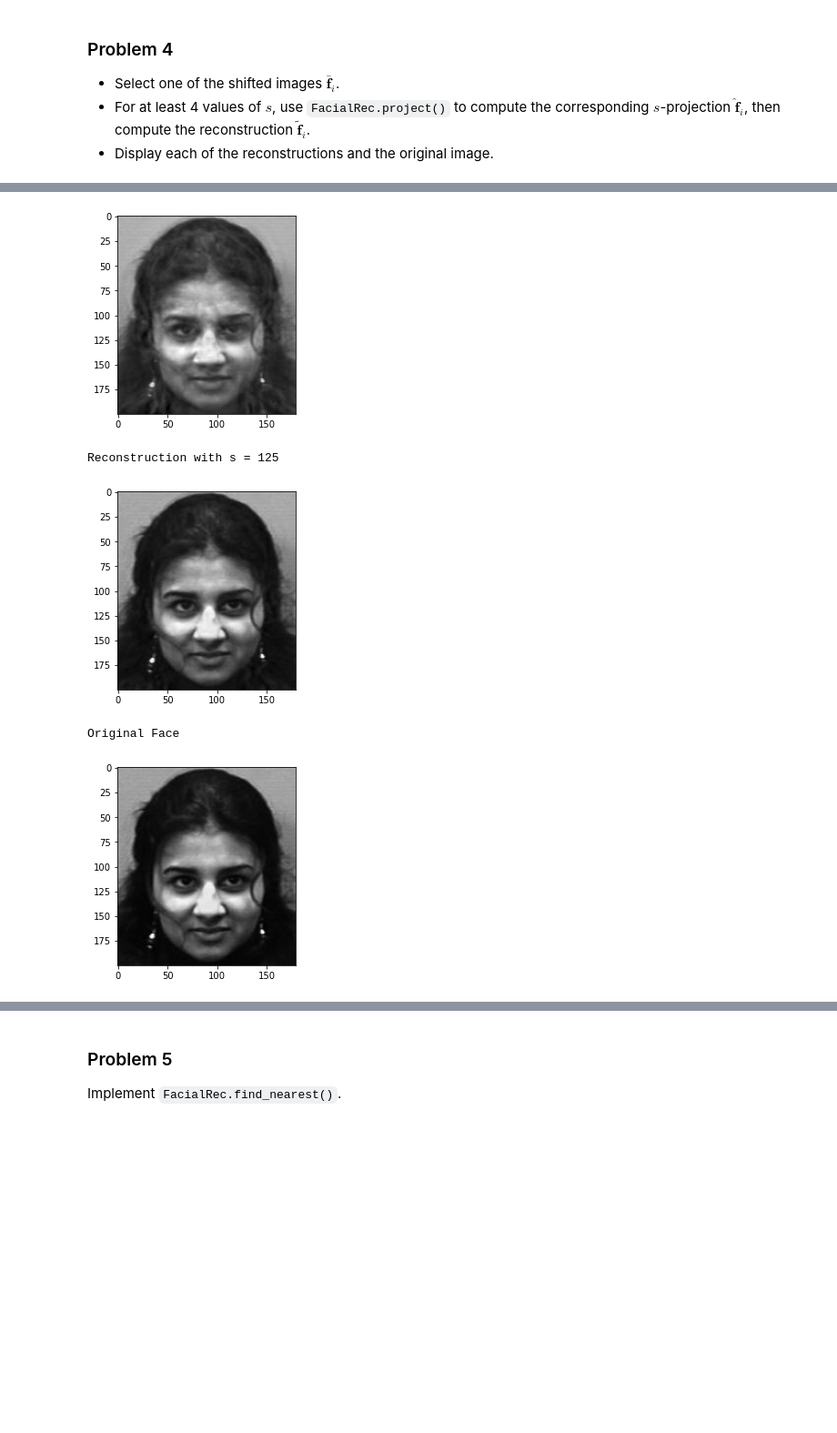
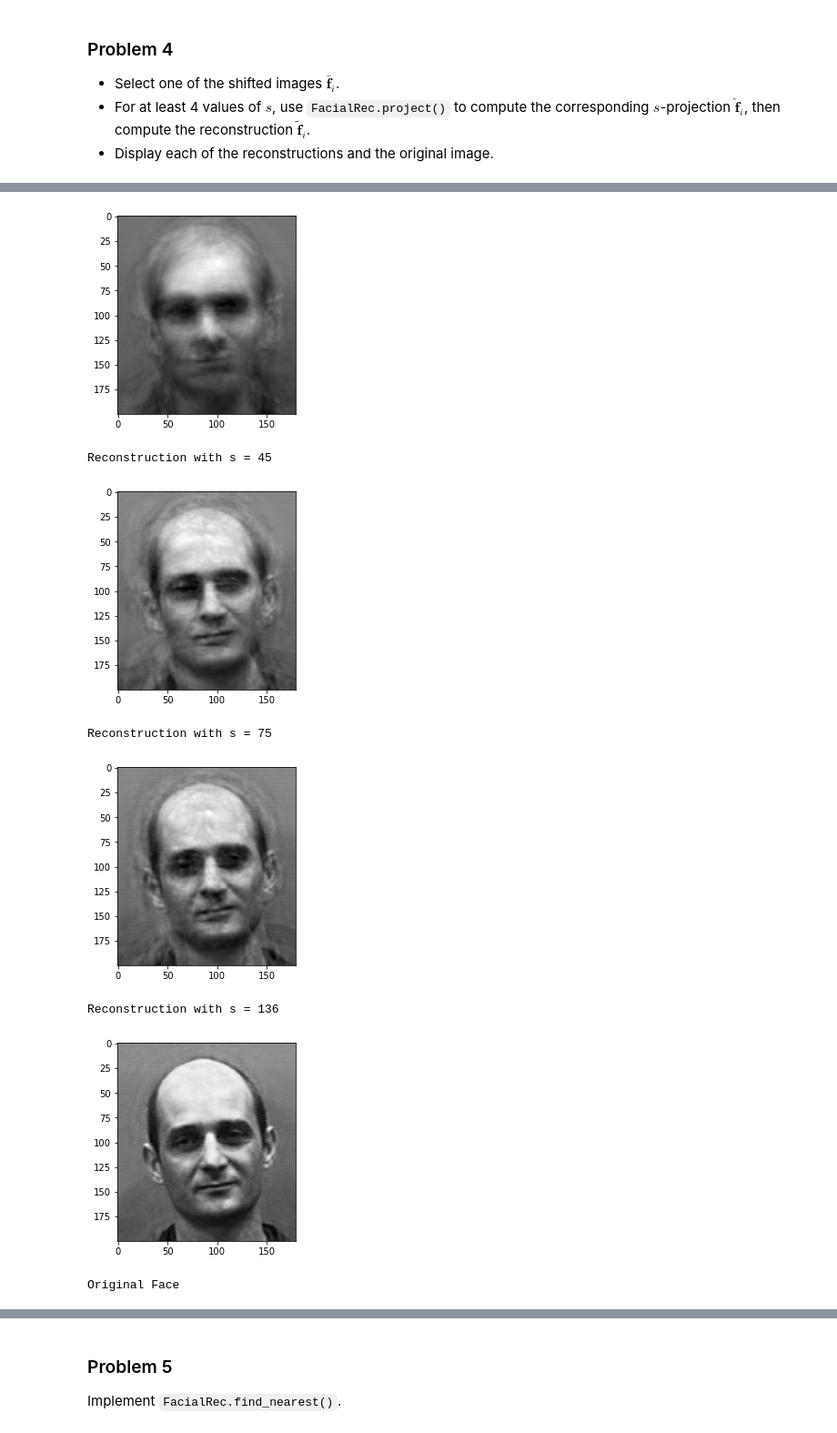
Before and after one commit to terrywillr/Portfolio, a Jupyter notebook: Python Projects/FacialRecognition/facial_recognition.ipynb, the cells around one changed output, grey strips where cells are left out. Shown at 91% size. Saved outputs shown, nothing was run; the diff lists cells and outputs as text; code cells hidden in the pictures; blank space fills up the shorter version.

```diff
--- a/Python Projects/FacialRecognition/facial_recognition.ipynb
+++ b/Python Projects/FacialRecognition/facial_recognition.ipynb
@@ -186,7 +186,7 @@ Mean-shifted Face
 - Implement `FacialRec.project()` (in a single line).
 # %%
 eigfaces = FacialRec()
-for num in [1, 5, 10, 68]:
+for num in [1, 2, 3, 5, 69, 100, 125]:
     print("eigface num:", num)
     show(eigfaces.U[:,num])
 # %% [output]
@@ -205,13 +211,14 @@ eigface num: 68
 - For at least 4 values of $s$, use `FacialRec.project()` to compute the corresponding $s$-projection $\widehat{\mathbf{f}}_i$, then compute the reconstruction $\widetilde{\mathbf{f}}_i$.
 - Display each of the reconstructions and the original image.
 # %%
+index = 98
 rec = FacialRec()
-face = rec.Fbar[:,3]
-vals = [5, 19, 75, 125]
+face = rec.Fbar[:,index]
+vals = [1, 8, 19, 45, 75, 136]
 for num in vals:
     eigface = rec.project(face, num)
     print("Reconstruction with s =", num)
     show((np.dot(rec.U[:,:num], eigface) + rec.mu))
 print("Original Face")
-show(rec.F[:,3])
+show(rec.F[:,index])
 # %% [output]
@@ -223,5 +230,8 @@ Reconstruction with s = 75
-[figure, old version]
+[figure, new version]
-Reconstruction with s = 125
+Reconstruction with s = 45
-[figure, old version]
+[figure, new version]
-Original Face
+Reconstruction with s = 75
-[figure, old version]
+[figure, new version]
+Reconstruction with s = 136
+[figure, added]
+Original Face
```
Also changed, not shown: parts of 4 cells of this notebook.
